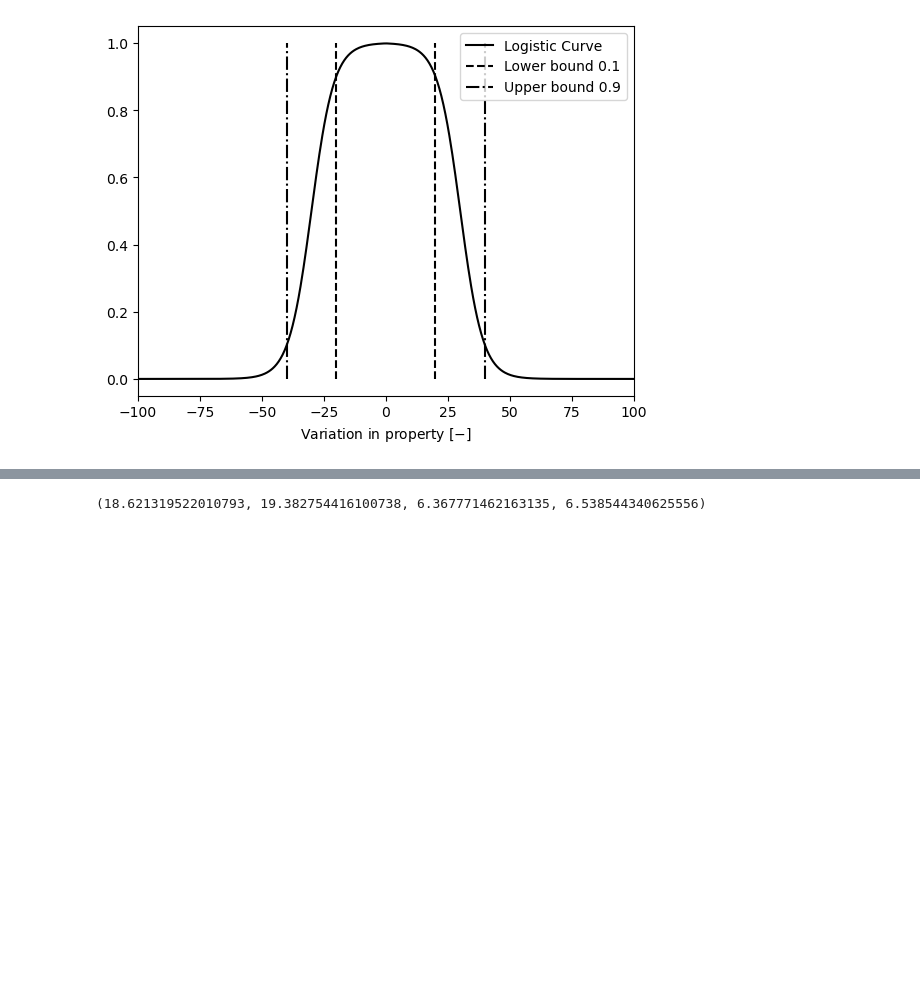
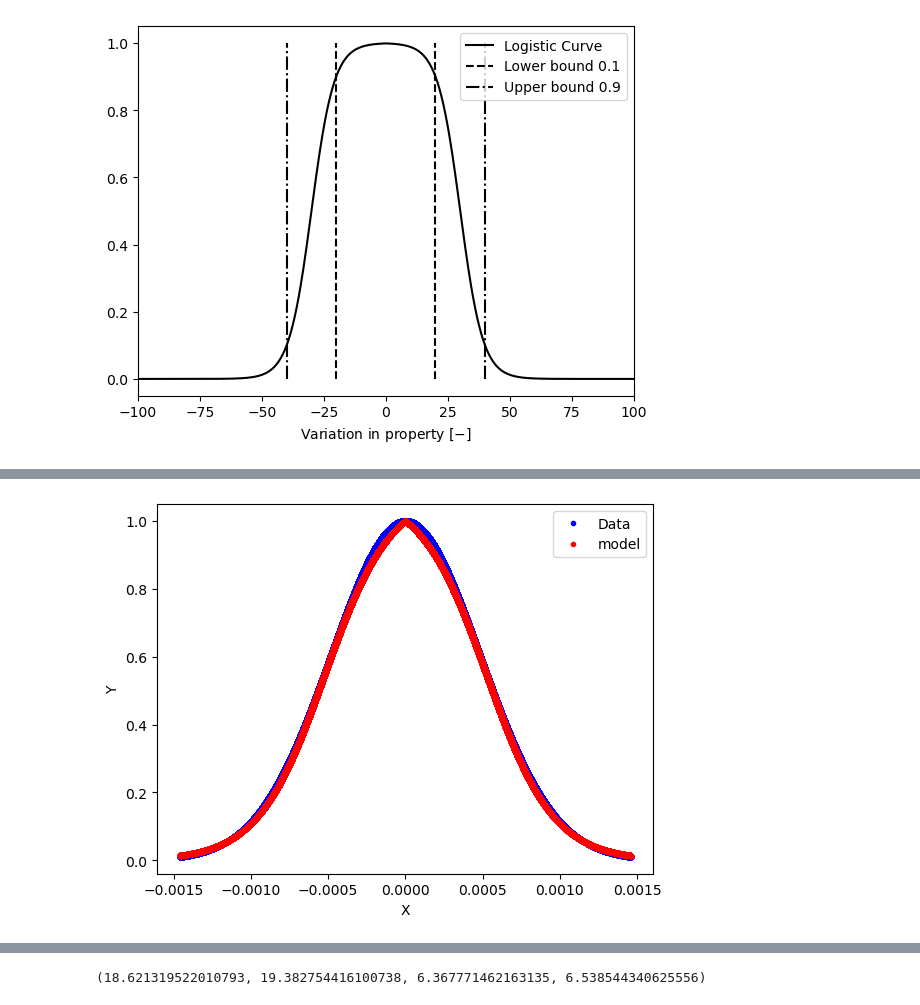
Before and after one commit to Bogumil-Matthew/ExoCcycle, a Jupyter notebook: JN/Development.ipynb, the cells around one changed output, grey strips where cells are left out. Saved outputs shown, nothing was run; the diff lists cells and outputs as text; code cells hidden in the pictures; blank space fills up the shorter version.

```diff
--- a/JN/Development.ipynb
+++ b/JN/Development.ipynb
@@ -267,0 +383,35 @@ plt.savefig("figures/EdgeWeightDescription/Logistic-Edge-Weight-decay.svg", dpi=
+# %%
+from scipy.optimize import curve_fit
+from scipy.stats import norm
+def sigmoid(x, L, k, s):
+    '''
+
+    '''
+    y = -L / (1 + np.exp(-k*np.abs(x)+s))
+    return y
+basins.dataEdgeDiffIQRFiltered;
+p0 = [max(basins.dataEdgeDiffIQRFiltered), 0, 10];
+
+
+# Calculate the PDF
+popt, pcov = curve_fit(sigmoid,
+                       np.append(basins.dataEdgeDiffIQRFiltered, -basins.dataEdgeDiffIQRFiltered),
+                       basins.pdf,
+                       p0,
+                       method='trf');
+
+
+xValues = np.append(basins.dataEdgeDiffIQRFiltered, -basins.dataEdgeDiffIQRFiltered)
+
+
+# plot pdf
+plt.plot(xValues, basins.pdf/np.max(basins.pdf), 'b.', alpha=1, label='Data');
+#plt.hist(xValues, alpha=.4, bins=np.linspace(np.min(xValues), np.max(xValues), 30), label='Data', density=True);
+plt.plot(xValues, sigmoid(xValues, *popt)/sigmoid(0, *popt), 'r.', alpha=1, label='model');
+
+plt.legend();
+plt.xlabel("X");
+plt.ylabel("Y");
+plt.show();
+# %% [output]
+[figure, added]
```
Also changed, not shown: parts of 3 cells of this notebook, 1 other file.
